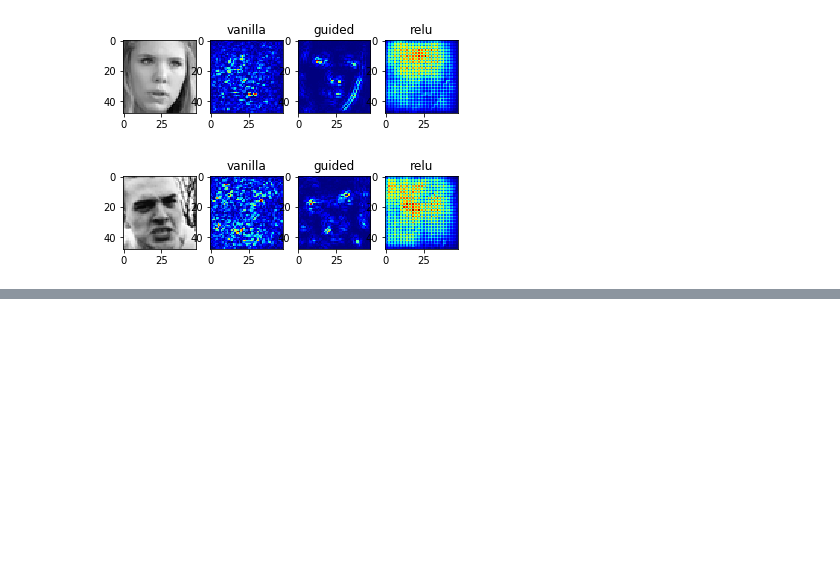
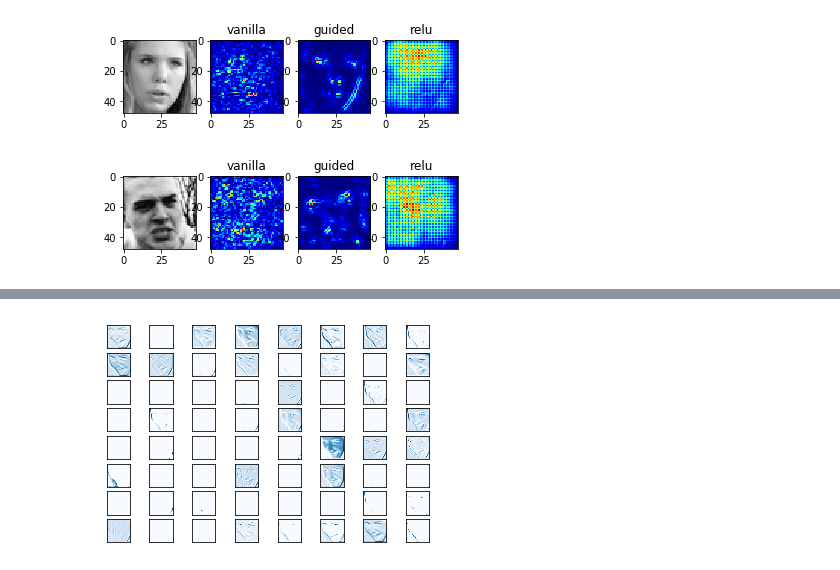
Before and after one commit to maplezzz/NTU_ML2017_Hung-yi-Lee_HW, a Jupyter notebook: HW3/report.ipynb, the cells around one changed output, grey strips where cells are left out. Saved outputs shown, nothing was run; the diff lists cells and outputs as text; code cells hidden in the pictures; blank space fills up the shorter version.

```diff
--- a/HW3/report.ipynb
+++ b/HW3/report.ipynb
@@ -162,0 +243,29 @@ for idx in range(6):
+# %%
+def plot_conv_output(values):
+    # Number of filters used in the conv. layer.
+    num_filters = values.shape[3]
+
+    # Number of grids to plot.
+    # Rounded-up, square-root of the number of filters.
+    num_grids = math.ceil(math.sqrt(num_filters))
+
+    # Create figure with a grid of sub-plots.
+    fig, axes = plt.subplots(8, 8)
+
+    # Plot the output images of all the filters.
+    for i, ax in enumerate(axes.flat):
+        # Only plot the images for valid filters.
+        if i<num_filters:
+            # Get the output image of using the i'th filter.
+            img = values[0, :, :, i]
+
+            # Plot image.
+            ax.imshow(img, interpolation='nearest', cmap='Blues')
+
+        # Remove ticks from the plot.
+        ax.set_xticks([])
+        ax.set_yticks([])
+
+    # Ensure the plot is shown correctly with multiple plots
+    # in a single Notebook cell.
+    plt.show()
@@ -162,0 +281,7 @@ for idx in range(6):
+# %%
+output_conv1 = K.function(inputs=[layer_input.input],
+                          outputs=[layer_conv1.output])
+output_conv2 = K.function(inputs=[layer_input.input],
+                          outputs=[layer_conv2.output])
+output_conv3 = K.function(inputs=[layer_input.input],
+                          outputs=[layer_conv3.output])
@@ -162,0 +292,4 @@ for idx in range(6):
+# %%
+plot_conv_output(values=layer_output1)
+# %% [output]
+[figure, added]
```
Also changed, not shown: parts of 22 cells of this notebook, 10 other files.
